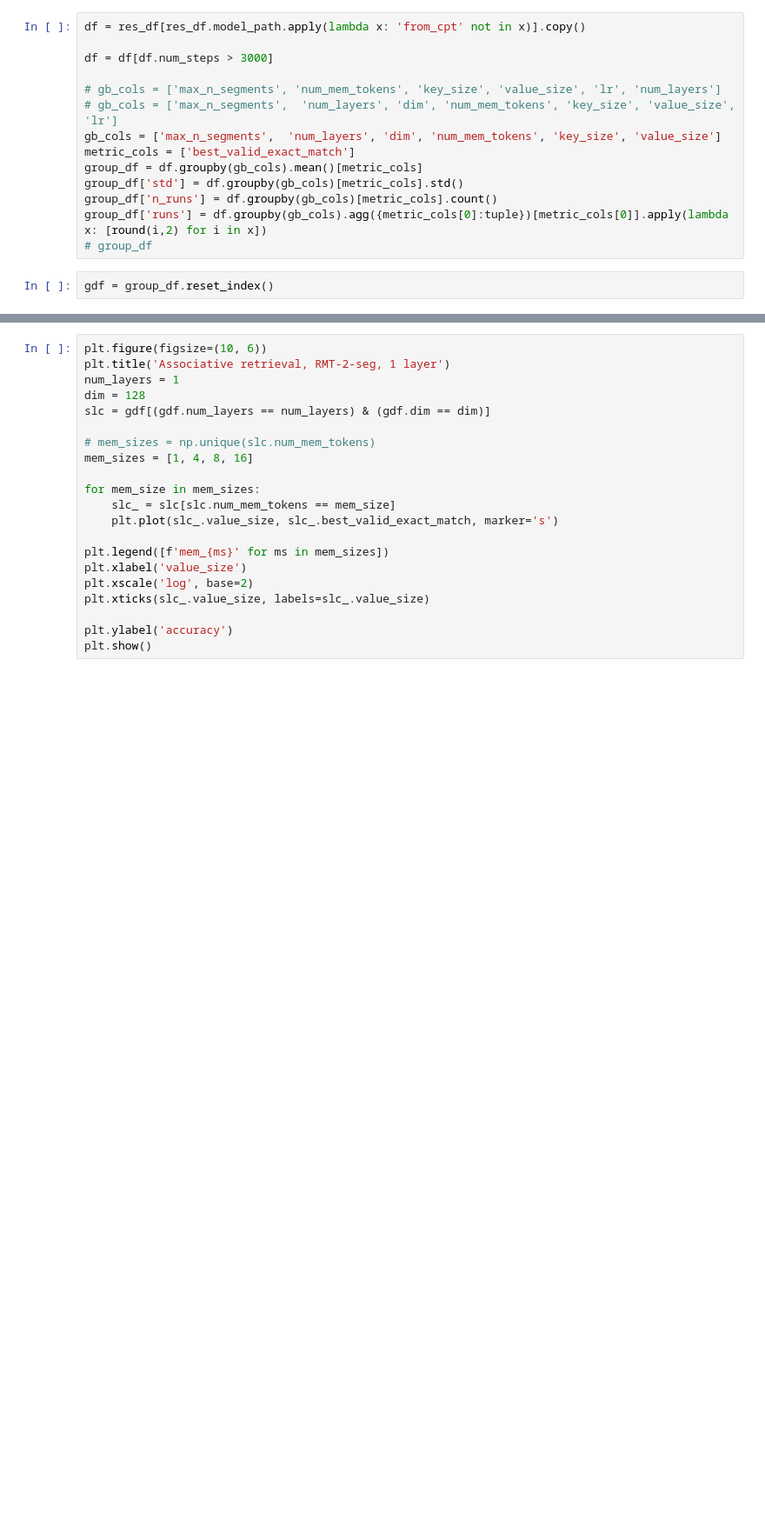
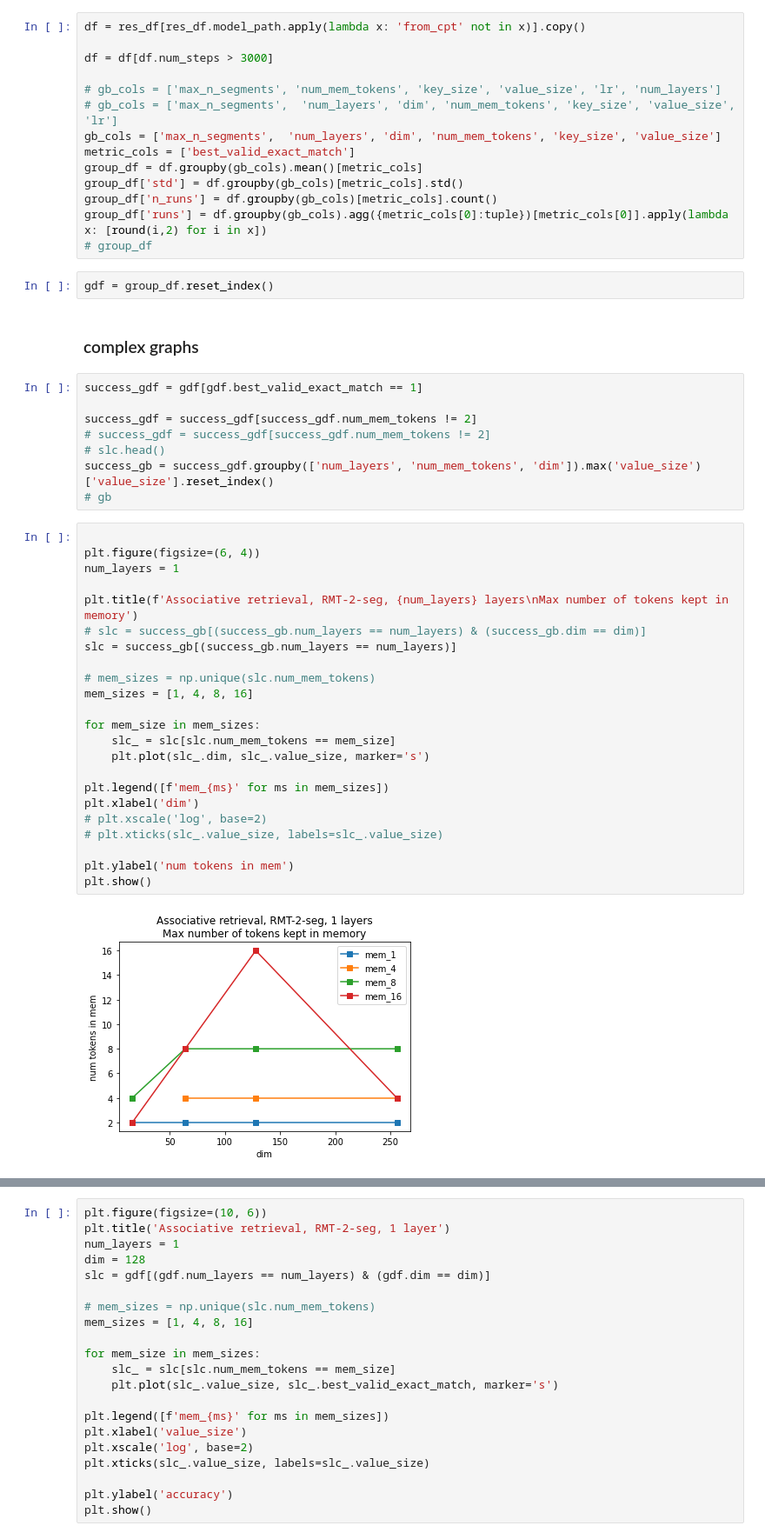
Before and after one commit to pansershrek/recurrent-memory-transformer, a Jupyter notebook: notebooks/interpret_results_ar.ipynb, the cells around one changed output, grey strips where cells are left out. Shown at 87% size. Drawn from its saved outputs; the diff is of its cells as text; blank space fills up the shorter version.

```diff
--- a/notebooks/interpret_results_ar.ipynb
+++ b/notebooks/interpret_results_ar.ipynb
@@ -69,3 +69,38 @@ group_df['runs'] = df.groupby(gb_cols).agg({metric_cols[0]:tuple})[metric_cols[0
 # group_df
 # %%
 gdf = group_df.reset_index()
+# %% [markdown]
+### complex graphs
+# %%
+success_gdf = gdf[gdf.best_valid_exact_match == 1]
+
+success_gdf = success_gdf[success_gdf.num_mem_tokens != 2]
+# success_gdf = success_gdf[success_gdf.num_mem_tokens != 2]
+# slc.head()
+success_gb = success_gdf.groupby(['num_layers', 'num_mem_tokens', 'dim']).max('value_size')['value_size'].reset_index()
+# gb
+# %%
+
+plt.figure(figsize=(6, 4))
+num_layers = 1
+
+plt.title(f'Associative retrieval, RMT-2-seg, {num_layers} layers\nMax number of tokens kept in memory')
+# slc = success_gb[(success_gb.num_layers == num_layers) & (success_gb.dim == dim)]
+slc = success_gb[(success_gb.num_layers == num_layers)]
+
+# mem_sizes = np.unique(slc.num_mem_tokens)
+mem_sizes = [1, 4, 8, 16]
+
+for mem_size in mem_sizes:
+    slc_ = slc[slc.num_mem_tokens == mem_size]
+    plt.plot(slc_.dim, slc_.value_size, marker='s')
+
+plt.legend([f'mem_{ms}' for ms in mem_sizes])
+plt.xlabel('dim')
+# plt.xscale('log', base=2)
+# plt.xticks(slc_.value_size, labels=slc_.value_size)
+
+plt.ylabel('num tokens in mem')
+plt.show()
+# %% [output]
+[figure, added]
```
Also changed, not shown: parts of 4 cells of this notebook, 22 other files.
